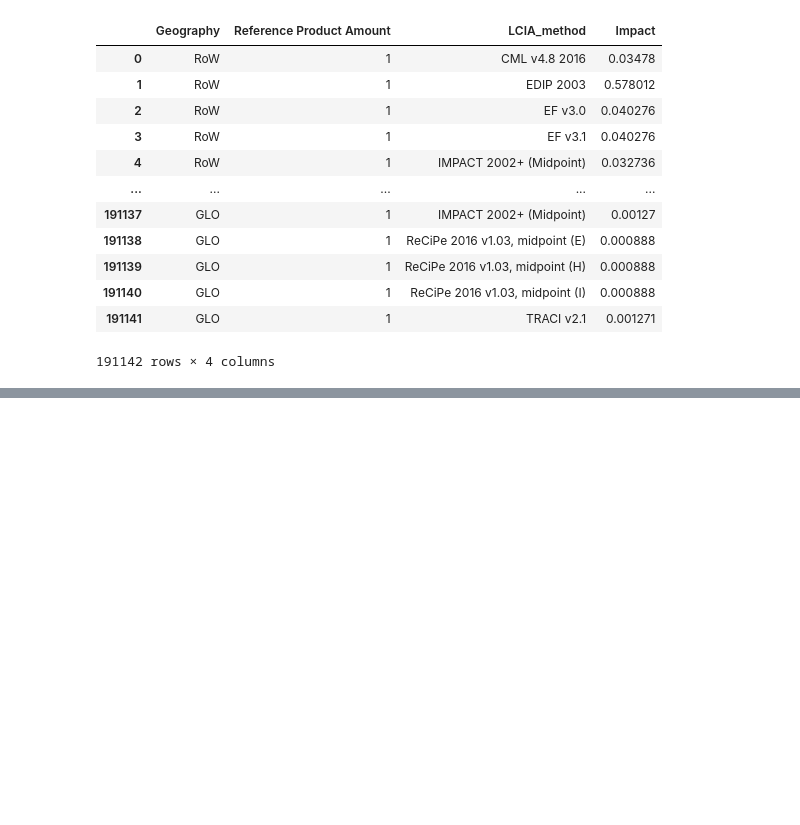
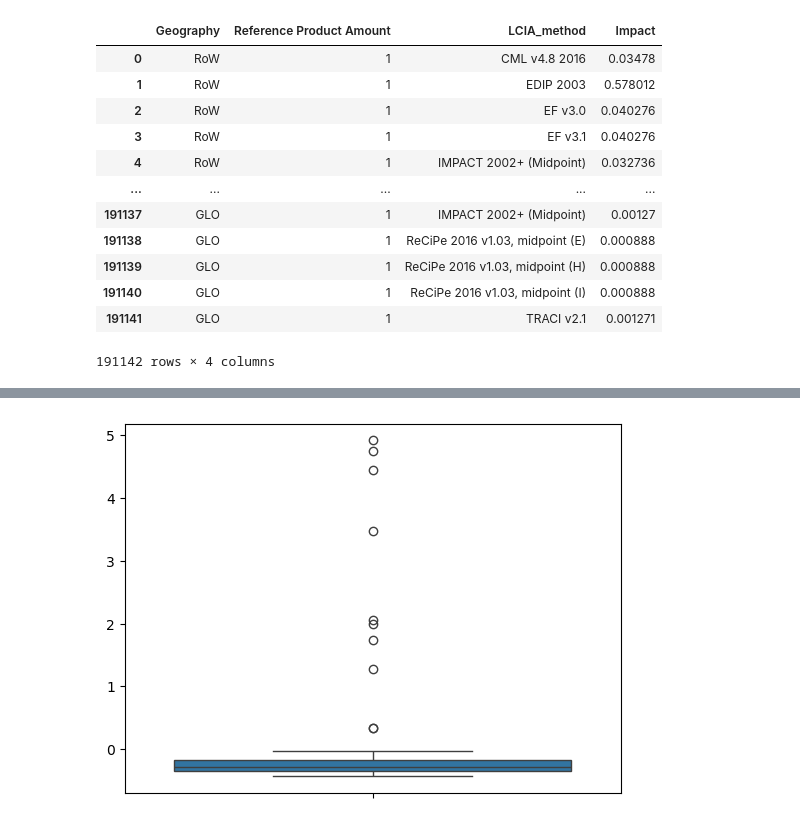
Before and after one commit to adsmer2/LCIA-impact-translator, a Jupyter notebook: EI391_ML.ipynb, the cells around one changed output, grey strips where cells are left out. Drawn from its saved outputs; the diff is of its cells as text; code cells hidden in the pictures; blank space fills up the shorter version.

```diff
--- a/EI391_ML.ipynb
+++ b/EI391_ML.ipynb
@@ -119,15 +118,15 @@ df2_expanded = df2.loc[df2.index.repeat(len(df1))].reset_index(drop=True)
 df1_repeated = pd.concat([df1]*len(df2)).reset_index(drop=True)
 
 # Combine the expanded dataframe2 with the repeated dataframe1
-X = pd.concat([df2_expanded, df1_repeated, df3], axis=1)
+X3 = pd.concat([df2_expanded, df1_repeated, df3], axis=1)
 
 # Rename the columns for clarity
-X.columns = list(df2.columns) + ['LCIA_method', 'Impact']
+X3.columns = list(df2.columns) + ['LCIA_method', 'Impact']
 
 # # Apply the transformation: if 'acidification' in Category_1 or Category_2, set Category_1 to 'acidification'
 # df_result.loc[(df_result['Category_1'].str.contains('acidification')) | (df_result['Category_2'].str.contains('acidification')), 'Category_1'] = 'acidification'
 
-X
+X3
 # %% [output]
 |  | Geography | Reference Product Amount | LCIA_method | Impact |
 | 0 | RoW | 1 | CML v4.8 2016 | 0.03478 |
@@ -156,0 +144,34 @@ len(y)
+# %%
+X_short = X3.iloc[0:100,:]
+y_short = y2.iloc[0:100,:]
+
+ohe = OneHotEncoder()
+ohe.fit(X_short.iloc[0:100,0:3])
+ohe_transform = pd.DataFrame(ohe.transform(X_short.iloc[0:100,0:3]).toarray())
+# ohe.categories_
+
+# scaler = StandardScaler()
+# scaler_transform = pd.DataFrame(scaler.fit_transform(X_short.loc[:,'Impact'].values.reshape(-1, 1))) # can't handle outliers well https://scikit-learn.org/stable/auto_examples/preprocessing/plot_all_scaling.html#plot-all-scaling-standard-scaler-section
+
+# robust_scaler = RobustScaler()
+# robust_scaler_transform = pd.DataFrame(robust_scaler.fit_transform(X_short.loc[:,'Impact'].values.reshape(-1, 1)))
+
+# rz_scores = np.abs((robust_scaler_transform - np.mean(robust_scaler_transform, axis=0)) / np.std(robust_scaler_transform, axis=0))
+# rthreshold = 3
+# routliers = np.where(rz_scores > rthreshold)
+# robust_scaler_transform = pd.DataFrame(np.delete(robust_scaler_transform, routliers[0], axis=0))
+# ohe_transform = pd.DataFrame(np.delete(ohe_transform, routliers[0], axis=0))
+# y_short = pd.DataFrame(np.delete(y_short, routliers[0], axis=0))
+
+# X_short = pd.concat([ohe_transform,scaler_transform], axis='columns')
+# X_short = pd.concat([ohe_transform,robust_scaler_transform], axis='columns')
+X_short = pd.concat([ohe_transform,ohe_transform], axis='columns')
+
+X_short = X_short.values
+
+X_train, X_test, y_train, y_test = train_test_split(X_short, y_short, test_size=0.1, random_state=42)
+
+rdf = RandomForestRegressor(n_estimators=100, random_state=42)
+rdf.fit(X_train, y_train)
+
+y_pred = rdf.predict(X_test)
@@ -156,0 +206,7 @@ len(y)
+# %%
+# Assume you want to check outliers for each feature
+plt.figure()
+sns.boxplot(data=X_short[:,-1])
+plt.show()
+# %% [output]
+[figure, added]
```
Also changed, not shown: parts of 29 cells of this notebook.
